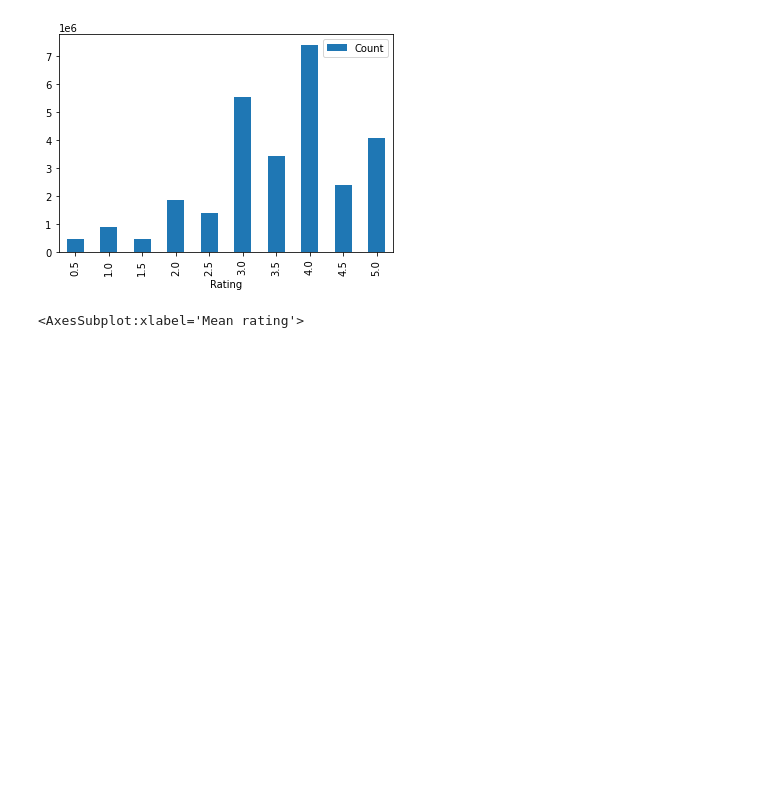
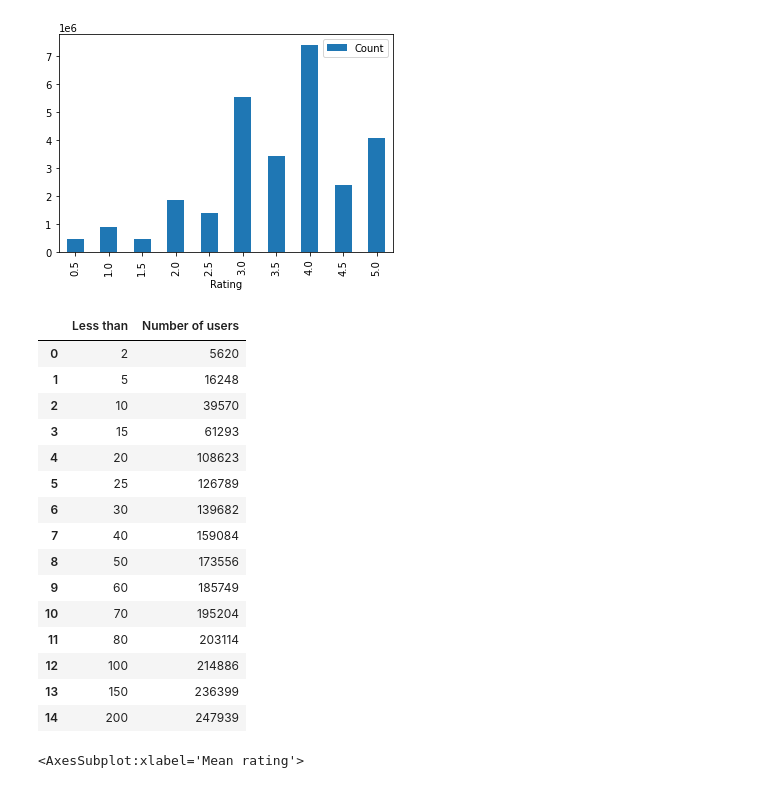
Before and after one commit to SamiFatmi/Machine-Learning-SAMI-FATMI, a Jupyter notebook: Labs/1-Recommender_system.ipynb, the cells around one changed output. Drawn from its saved outputs; the diff is of its cells as text; code cells hidden in the pictures; blank space fills up the shorter version.

Commit message:
+ number of ratings by user in the EDA

```diff
--- a/Labs/1-Recommender_system.ipynb
+++ b/Labs/1-Recommender_system.ipynb
@@ -43,6 +43,32 @@ rating_distribution.plot(kind="bar",x="Rating",y="Count")
 # %% [output]
 <AxesSubplot:xlabel='Rating'>
 [figure]
+# %%
+# number of users giving less than X ratings
+
+number_ratings_distribution = pd.DataFrame(ratings_df[["userId"]].value_counts()).rename(columns={0:"Number of ratings"})
+
+intervals = [2,5,10,15,20,25,30,40,50,60,70,80,100,150,200]
+number_users = [len(number_ratings_distribution[number_ratings_distribution["Number of ratings"]<X]) for X in intervals]
+
+number_ratings_distribution = pd.DataFrame({"Less than":intervals,"Number of users":number_users})
+# %% [output]
+|  | Less than | Number of users |
+| 0 | 2 | 5620 |
+| 1 | 5 | 16248 |
+| 2 | 10 | 39570 |
+| 3 | 15 | 61293 |
+| 4 | 20 | 108623 |
+| 5 | 25 | 126789 |
+| 6 | 30 | 139682 |
+| 7 | 40 | 159084 |
+| 8 | 50 | 173556 |
+| 9 | 60 | 185749 |
+| 10 | 70 | 195204 |
+| 11 | 80 | 203114 |
+| 12 | 100 | 214886 |
+| 13 | 150 | 236399 |
+| 14 | 200 | 247939 |
 # %%
 # mean rating for users distribution
 
```
Also changed, not shown: parts of 1 cell of this notebook.
